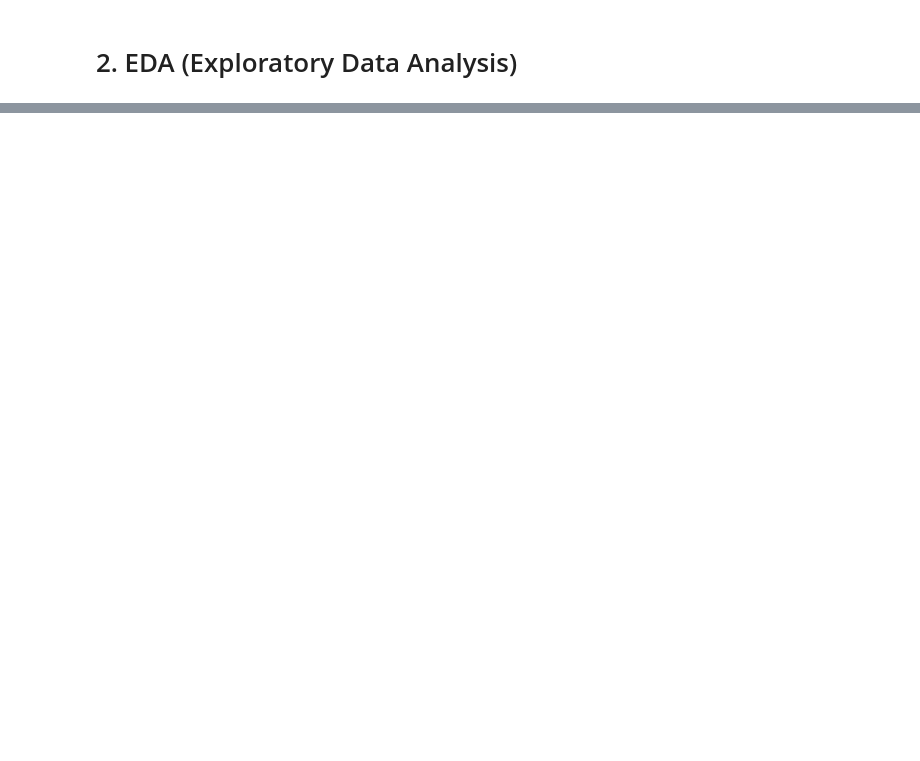
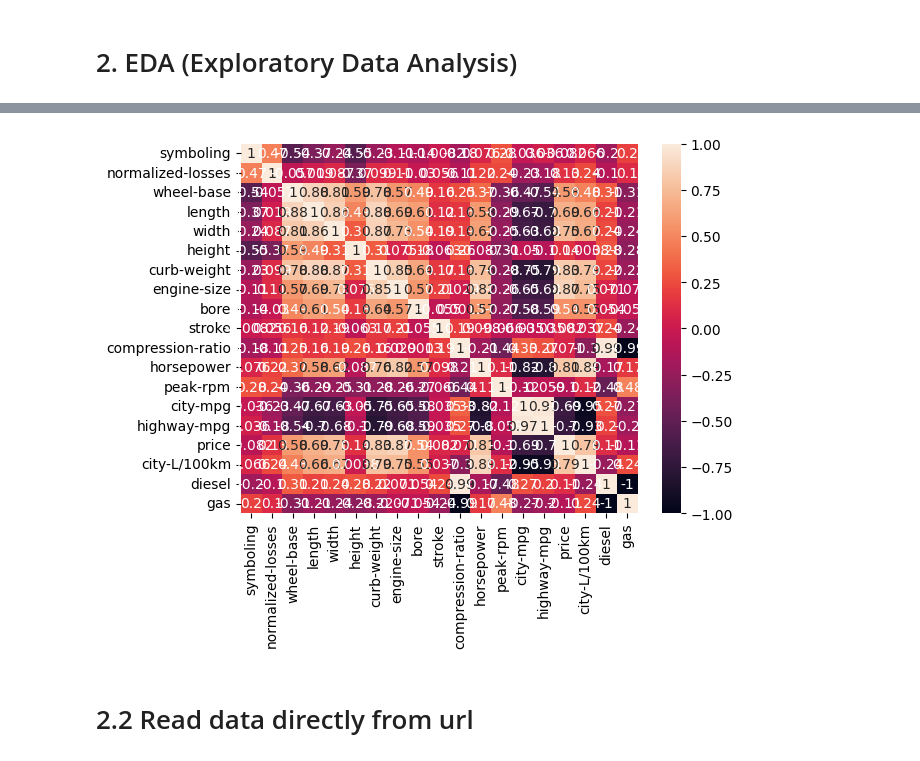
Before and after one commit to antadlp/intro_python_6_06_23, a Jupyter notebook: 10Abril_.ipynb, the cells around one changed output, grey strips where cells are left out. Saved outputs shown, nothing was run; the diff lists cells and outputs as text; code cells hidden in the pictures; blank space fills up the shorter version.

```diff
--- a/10Abril_.ipynb
+++ b/10Abril_.ipynb
@@ -60,0 +166,8 @@ df = pd.read_csv("/content/drive/MyDrive/intro_python_ds_6Abril/automobile.csv")
+# %%
+correlation_matrix = df.corr()
+sns.heatmap(correlation_matrix, annot=True)
+plt.show()
+# %% [output]
+[figure, added]
+# %% [markdown]
+# 2.2 Read data directly from url
```
Also changed, not shown: parts of 40 cells of this notebook.
